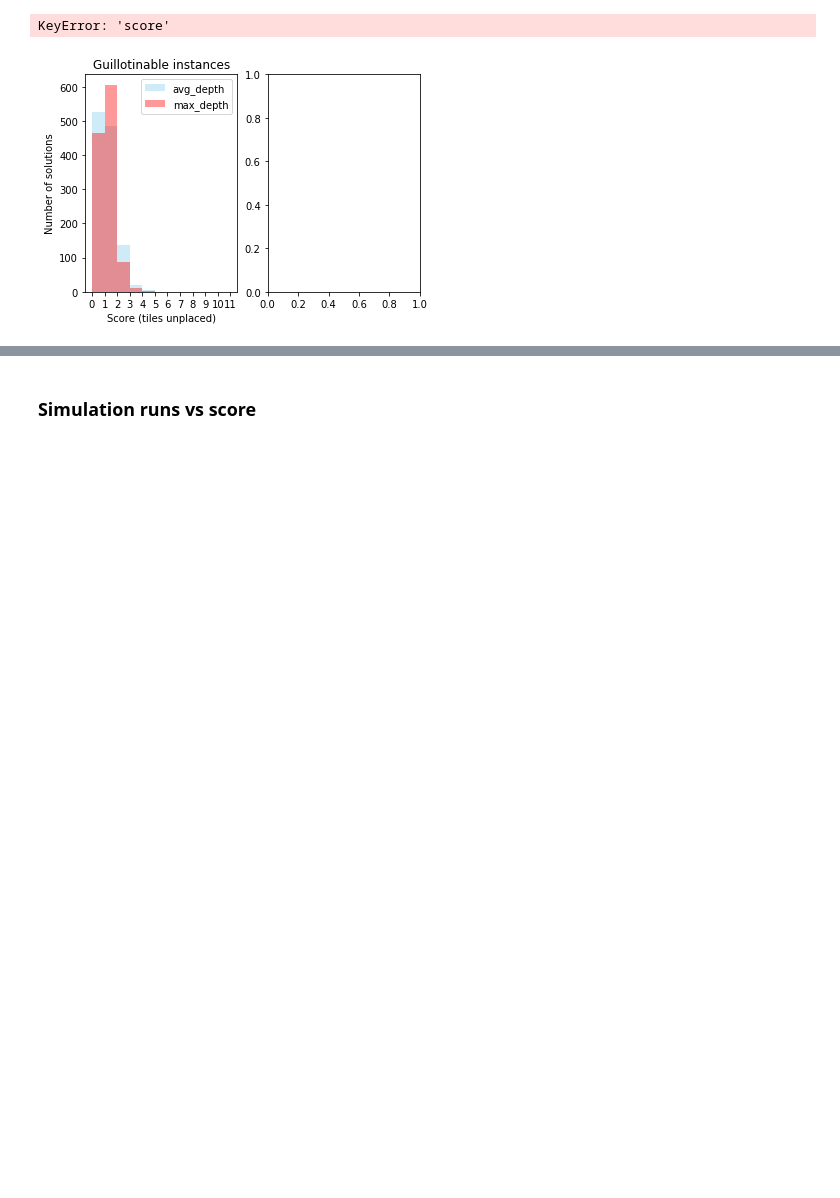
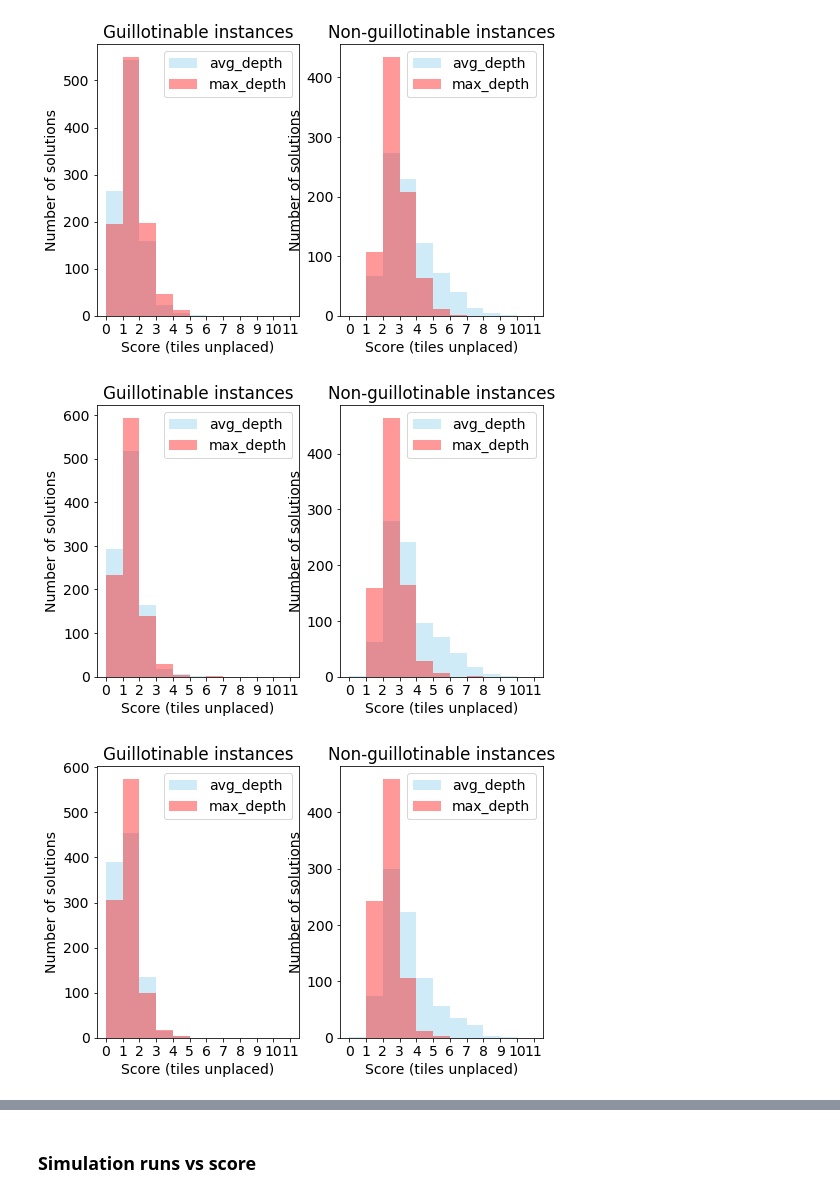
Before and after one commit to igorpejic/visapi, a Jupyter notebook: analsysis.ipynb, the cells around one changed output, grey strips where cells are left out. Cells and saved outputs as stored; diff of their text form; code cells hidden in the pictures; blank space fills up the shorter version.

```diff
--- a/analsysis.ipynb
+++ b/analsysis.ipynb
@@ -15,15 +15,19 @@ results.values('score')
 # %%
-def calc_p_value(results, max_depth_instances, avg_depth_instances):
+def calc_p_value(results, max_depth_instances, avg_depth_instances, is_guillotine=True):
     max_depth_wins = 0
     avg_depth_wins = 0
     draws = 0
     values = []
     for max_depth_res in max_depth_instances:
+        if is_guillotine:
+            kwargs = {'problem_id': max_depth_res.problem_id}
+        else:
+            kwargs = {'their_id': max_depth_res.their_id}
+        kwargs['score__isnull'] =  False
         avg_depth_res = results.filter(
-            score__isnull=False, strategy='avg_depth',
-            cols=max_depth_res.cols, rows=max_depth_res.rows,
-            tiles=max_depth_res.tiles, **common_args)
-
+            strategy='avg_depth',
+            **kwargs,
+            )
         if avg_depth_res.count() == 1:
             avg_depth_score = avg_depth_res.first().score
             max_depth_score = max_depth_res.score
@@ -42,0 +69,3 @@ def calc_p_value(results, max_depth_instances, avg_depth_instances):
+# %%
+best_problem_ids = get_best_problem_ids()
+best_their_ids = get_best_problem_ids(guillotine=False)
@@ -111,32 +131,39 @@ def score_to_int(df):
     return df
 # %%
 # scores_df
-f, axes = plt.subplots(1, 2)
+for n_sim in N_SIM:
+    common_args = {
+        'score__isnull': False, 'improved_sel': True,
+        'n_simulations': n_sim
+    }
+    f, axes = plt.subplots(1, 2)
+    bins = np.arange(0, 12)
+    for i in range(2):
+        if i == 0:
+            common_args['problem_generator'] = 'guillotine'
+            title = 'Guillotinable instances'
+            avg_depth_scores = Result.objects.filter(problem_id__in=best_problem_ids, strategy='avg_depth', **common_args).values('score')
+            max_depth_scores = Result.objects.filter(problem_id__in=best_problem_ids, strategy='max_depth', **common_args).values('score')
+        else:
+            title = 'Non-guillotinable instances'
+            common_args['problem_generator'] = 'florian'
+            avg_depth_scores = Result.objects.filter(their_id__in=best_their_ids, strategy='avg_depth', **common_args).values('score')
+            max_depth_scores = Result.objects.filter(their_id__in=best_their_ids, strategy='max_depth', **common_args).values('score')
 
-bins = np.arange(0, 12)
-for i in range(2):
-    if i == 0:
-        title = 'Guillotinable instances'
-        avg_depth_scores = g_avg_depth_scores
-        max_depth_scores = g_max_depth_scores
-    else:
-        title = 'Non-guillotinable instances'
-        avg_depth_scores = ng_avg_depth_scores
-        max_depth_scores = ng_max_depth_scores
-
-    sns.distplot(score_to_int(pd.DataFrame.from_records(avg_depth_scores)),
-                 kde=False, color='skyblue', label='avg_depth', bins=bins, ax=axes[i])
-    sns.distplot(score_to_int(pd.DataFrame.from_records(max_depth_scores)),
-                      kde=False, color='red', label='max_depth', bins=bins, ax=axes[i])
-    axes[i].xaxis.set_major_locator(ticker.MultipleLocator(1))
-    axes[i].xaxis.set_major_formatter(ticker.ScalarFormatter())
-    # plt.xlim(left=i)
-    axes[i].set_ylabel('Number of solutions')
-    axes[i].set_xlabel('Score (tiles unplaced)')
-    axes[i].set_title(title)
-    axes[i].legend()
-plt.rcParams["figure.figsize"] = (8,5)
-plt.show()
+        sns.distplot(score_to_int(pd.DataFrame.from_records(avg_depth_scores)),
+                     kde=False, color='skyblue', label='avg_depth', bins=bins, ax=axes[i])
+        sns.distplot(score_to_int(pd.DataFrame.from_records(max_depth_scores)),
+                          kde=False, color='red', label='max_depth', bins=bins, ax=axes[i])
+        axes[i].xaxis.set_major_locator(ticker.MultipleLocator(1))
+        axes[i].xaxis.set_major_formatter(ticker.ScalarFormatter())
+        # plt.xlim(left=i)
+        axes[i].set_ylabel('Number of solutions')
+        axes[i].set_xlabel('Score (tiles unplaced)')
+        axes[i].set_title(title)
+        axes[i].legend()
+    plt.rcParams["figure.figsize"] = (8,5)
+    plt.show()
 # %% [output]
-KeyError: 'score'
-[figure, old version]
+[figure, new version]
+[figure, added]
+[figure, added]
```
Also changed, not shown: parts of 17 cells of this notebook.
